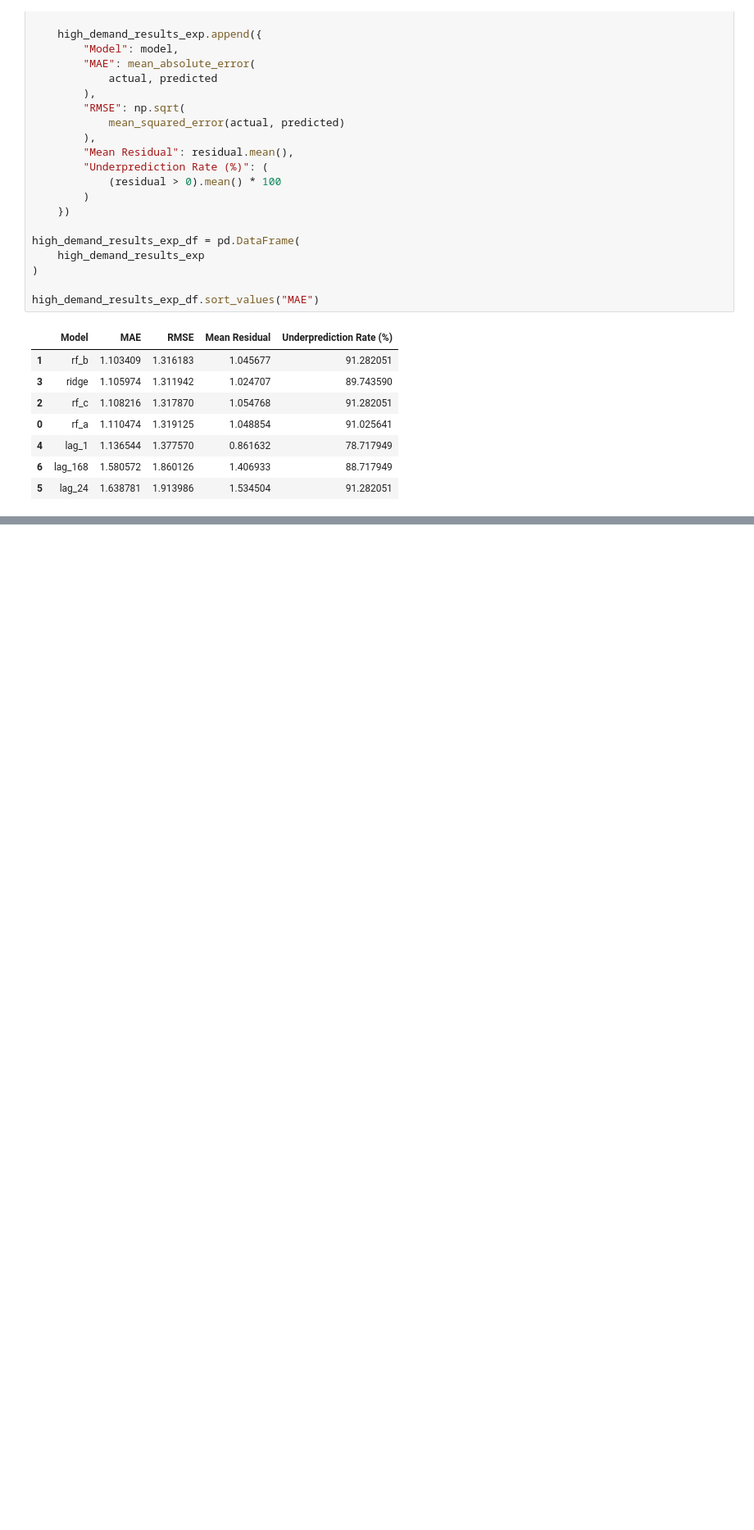
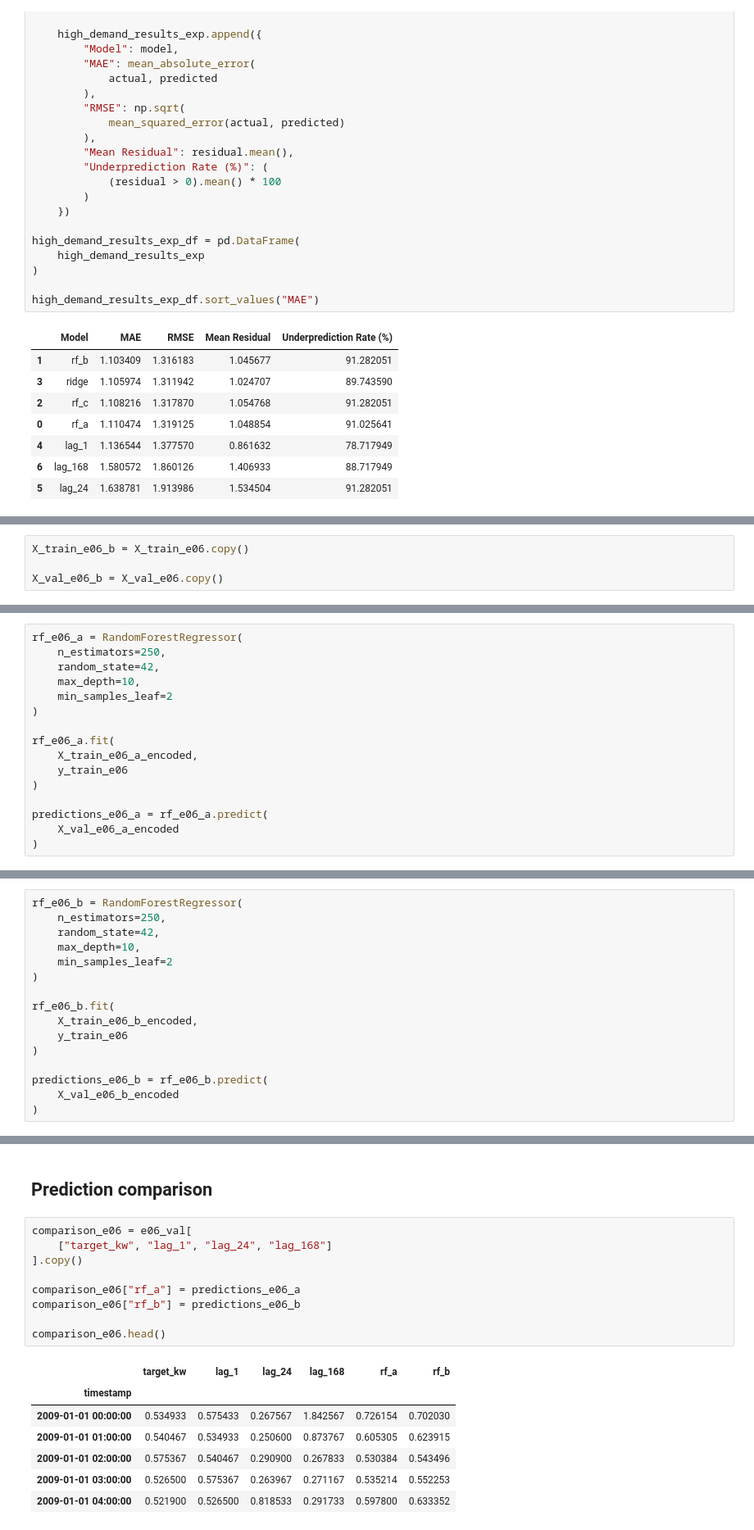
Before and after one commit to akeight/gridpulse, a Jupyter notebook: notebooks/random_forest.ipynb, the cells around one changed output, grey strips where cells are left out. Shown at 82% size. Drawn from its saved outputs; the diff is of its cells as text; blank space fills up the shorter version.

```diff
--- a/notebooks/random_forest.ipynb
+++ b/notebooks/random_forest.ipynb
@@ -1088,0 +1142,4 @@ high_demand_results_exp_df.sort_values("MAE")
+# %%
+X_train_e06_b = X_train_e06.copy()
+
+X_val_e06_b = X_val_e06.copy()
@@ -1088,0 +1168,16 @@ high_demand_results_exp_df.sort_values("MAE")
+# %%
+rf_e06_a = RandomForestRegressor(
+    n_estimators=250,
+    random_state=42,
+    max_depth=10,
+    min_samples_leaf=2
+)
+
+rf_e06_a.fit(
+    X_train_e06_a_encoded,
+    y_train_e06
+)
+
+predictions_e06_a = rf_e06_a.predict(
+    X_val_e06_a_encoded
+)
@@ -1088,0 +1186,16 @@ high_demand_results_exp_df.sort_values("MAE")
+# %%
+rf_e06_b = RandomForestRegressor(
+    n_estimators=250,
+    random_state=42,
+    max_depth=10,
+    min_samples_leaf=2
+)
+
+rf_e06_b.fit(
+    X_train_e06_b_encoded,
+    y_train_e06
+)
+
+predictions_e06_b = rf_e06_b.predict(
+    X_val_e06_b_encoded
+)
@@ -1088,0 +1231,19 @@ high_demand_results_exp_df.sort_values("MAE")
+# %% [markdown]
+## Prediction comparison
+# %%
+comparison_e06 = e06_val[
+    ["target_kw", "lag_1", "lag_24", "lag_168"]
+].copy()
+
+comparison_e06["rf_a"] = predictions_e06_a
+comparison_e06["rf_b"] = predictions_e06_b
+
+comparison_e06.head()
+# %% [output]
+|  | target_kw | lag_1 | lag_24 | lag_168 | rf_a | rf_b |
+| timestamp |  |  |  |  |  |  |
+| 2009-01-01 00:00:00 | 0.534933 | 0.575433 | 0.267567 | 1.842567 | 0.726154 | 0.702030 |
+| 2009-01-01 01:00:00 | 0.540467 | 0.534933 | 0.250600 | 0.873767 | 0.605305 | 0.623915 |
+| 2009-01-01 02:00:00 | 0.575367 | 0.540467 | 0.290900 | 0.267833 | 0.530384 | 0.543496 |
+| 2009-01-01 03:00:00 | 0.526500 | 0.575367 | 0.263967 | 0.271167 | 0.535214 | 0.552253 |
+| 2009-01-01 04:00:00 | 0.521900 | 0.526500 | 0.818533 | 0.291733 | 0.597800 | 0.633352 |
```
Also changed, not shown: parts of 20 cells of this notebook, 2 other files.
